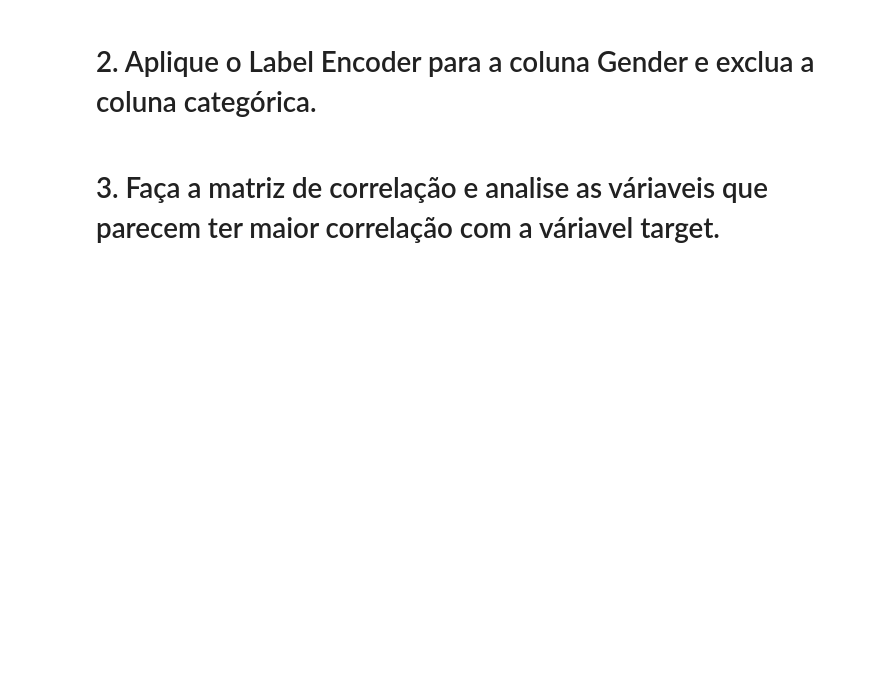
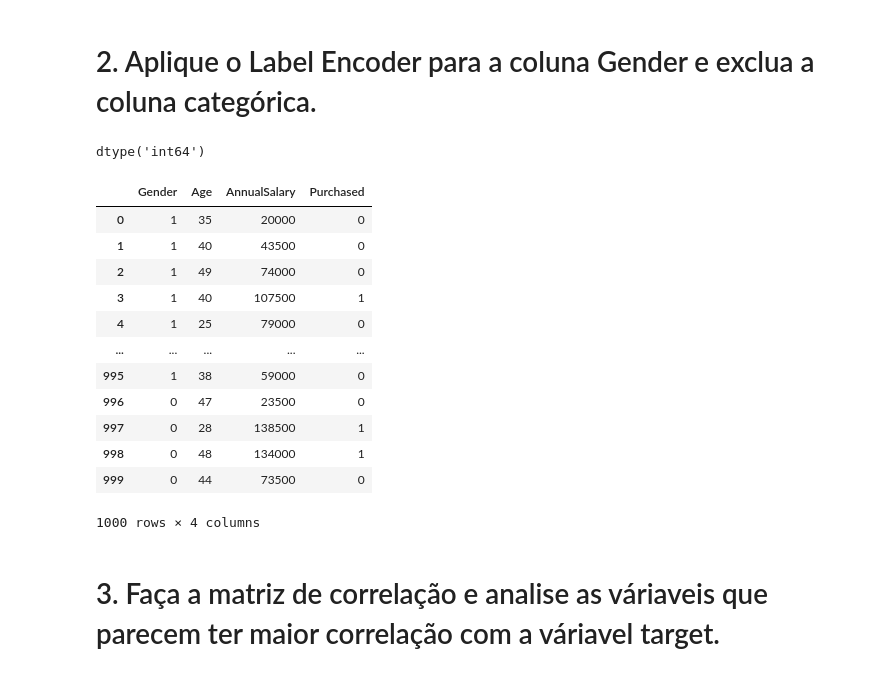
Before and after one commit to Fernandonneto/SVM_-_Previsao_propensao_compra_carro_-_EBAC, a Jupyter notebook: MOD40_EXERCICIO.ipynb, the cells around one changed output. Cells and saved outputs as stored; diff of their text form; code cells hidden in the pictures; blank space fills up the shorter version.

```diff
--- a/MOD40_EXERCICIO.ipynb
+++ b/MOD40_EXERCICIO.ipynb
@@ -100,3 +106,25 @@ base
+# %%
+# Verificação da transformação da coluna 'Gender' para valores numéricos
+base.dtypes['Gender']
+# %% [output]
+dtype('int64')
+# %%
+# Verificação da base após a transformação da coluna 'Gender'
+base
+# %% [output]
+|  | Gender | Age | AnnualSalary | Purchased |
+| 0 | 1 | 35 | 20000 | 0 |
+| 1 | 1 | 40 | 43500 | 0 |
+| 2 | 1 | 49 | 74000 | 0 |
+| 3 | 1 | 40 | 107500 | 1 |
+| 4 | 1 | 25 | 79000 | 0 |
+| ... | ... | ... | ... | ... |
+| 995 | 1 | 38 | 59000 | 0 |
+| 996 | 0 | 47 | 23500 | 0 |
+| 997 | 0 | 28 | 138500 | 1 |
+| 998 | 0 | 48 | 134000 | 1 |
+| 999 | 0 | 44 | 73500 | 0 |
+1000 rows × 4 columns
 # %% [markdown]
 # 3. Faça a matriz de correlação e analise as váriaveis que parecem ter maior correlação com a váriavel target.
 # %%
```
Also changed, not shown: parts of 4 cells of this notebook.
